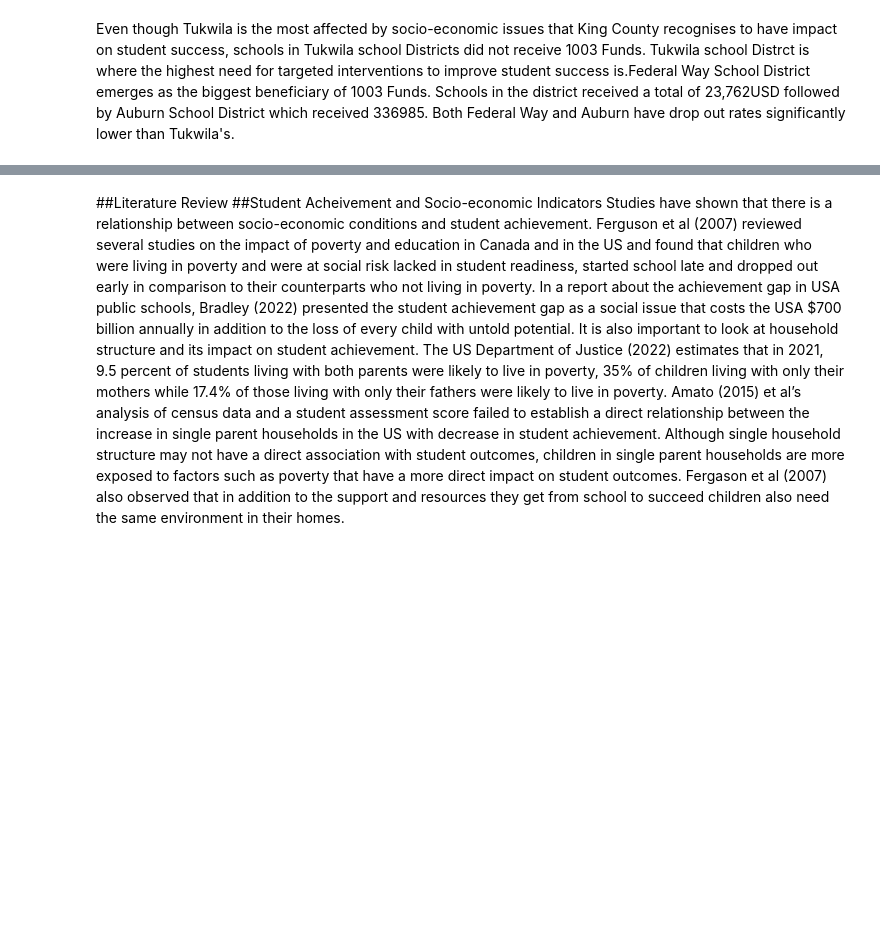
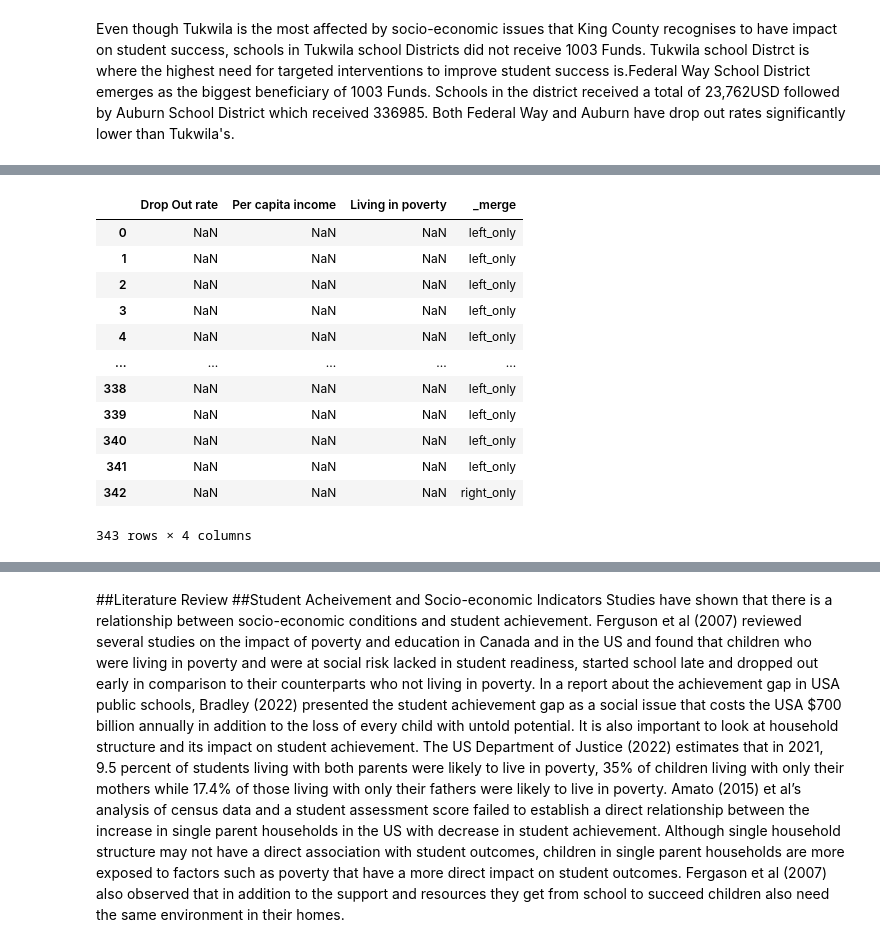
Before and after one commit to Spontyrupple/mamaine, a Jupyter notebook: king_county.ipynb, the cells around one changed output, grey strips where cells are left out. Drawn from its saved outputs; the diff is of its cells as text; code cells hidden in the pictures; blank space fills up the shorter version.

```diff
--- a/king_county.ipynb
+++ b/king_county.ipynb
@@ -569,3 +569,9 @@ Text(0.5, 305.7751986818779, 'source/definition: https://ospi.k12.wa.us/student-
 [figure]
 # %% [markdown]
 Even though Tukwila is the most affected by socio-economic issues that King County recognises to have impact on student success, schools in Tukwila school Districts did not receive 1003 Funds. Tukwila school Distrct is where the highest need for targeted interventions to improve student success is.Federal Way School District emerges as the biggest beneficiary of 1003 Funds. Schools in the district received a total of 23,762USD followed by Auburn School District which received 336985. Both Federal Way and Auburn have drop out rates significantly lower than Tukwila's.
+# %%
+! wget -q -O tl_2021_34_unsd.zip https://github.com/Spontyrupple/mamaine/raw/refs/heads/main/tl_2021_34_unsd.zip
+zip_ref = zipfile.ZipFile('tl_2021_34_unsd.zip', 'r')
+zip_ref.extractall()
+zip_ref.close()
+njz=gpd.read_file('tl_2021_34_unsd.shp')
@@ -571,0 +595,17 @@ Even though Tukwila is the most affected by socio-economic issues that King Coun
+# %%
+camden = pd.merge(njz, njzc, on='NAME',how='outer',indicator=True)
+camden[['Drop Out rate ','Per capita income','Living in poverty','_merge']]
+# %% [output]
+|  | Drop Out rate | Per capita income | Living in poverty | _merge |
+| 0 | NaN | NaN | NaN | left_only |
+| 1 | NaN | NaN | NaN | left_only |
+| 2 | NaN | NaN | NaN | left_only |
+| 3 | NaN | NaN | NaN | left_only |
+| 4 | NaN | NaN | NaN | left_only |
+| ... | ... | ... | ... | ... |
+| 338 | NaN | NaN | NaN | left_only |
+| 339 | NaN | NaN | NaN | left_only |
+| 340 | NaN | NaN | NaN | left_only |
+| 341 | NaN | NaN | NaN | left_only |
+| 342 | NaN | NaN | NaN | right_only |
+343 rows × 4 columns
```
Also changed, not shown: parts of 13 cells of this notebook.
